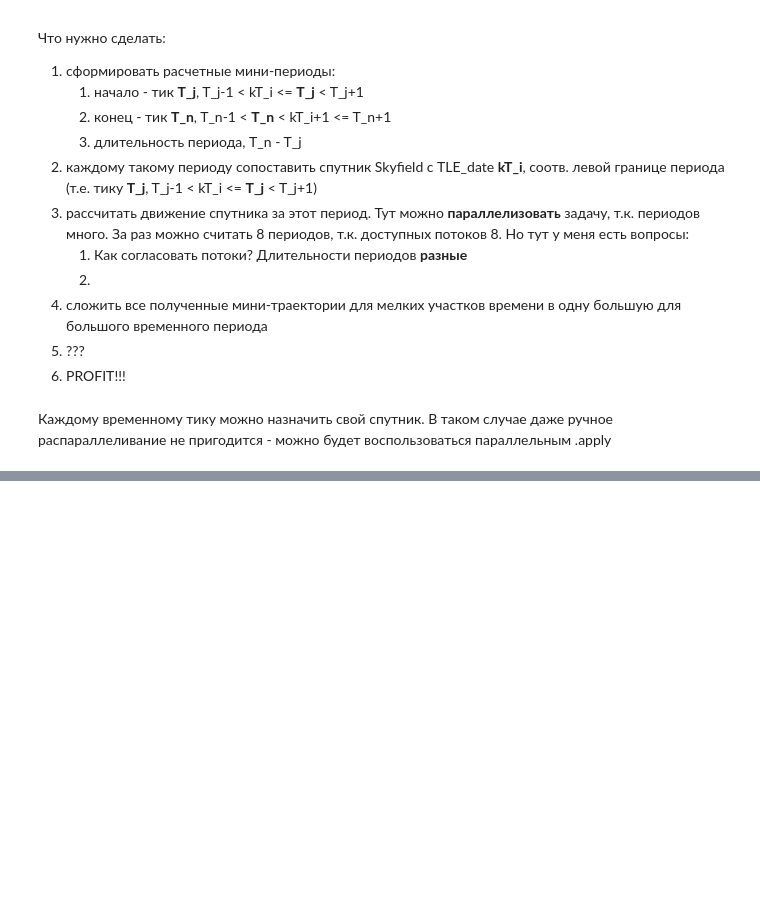
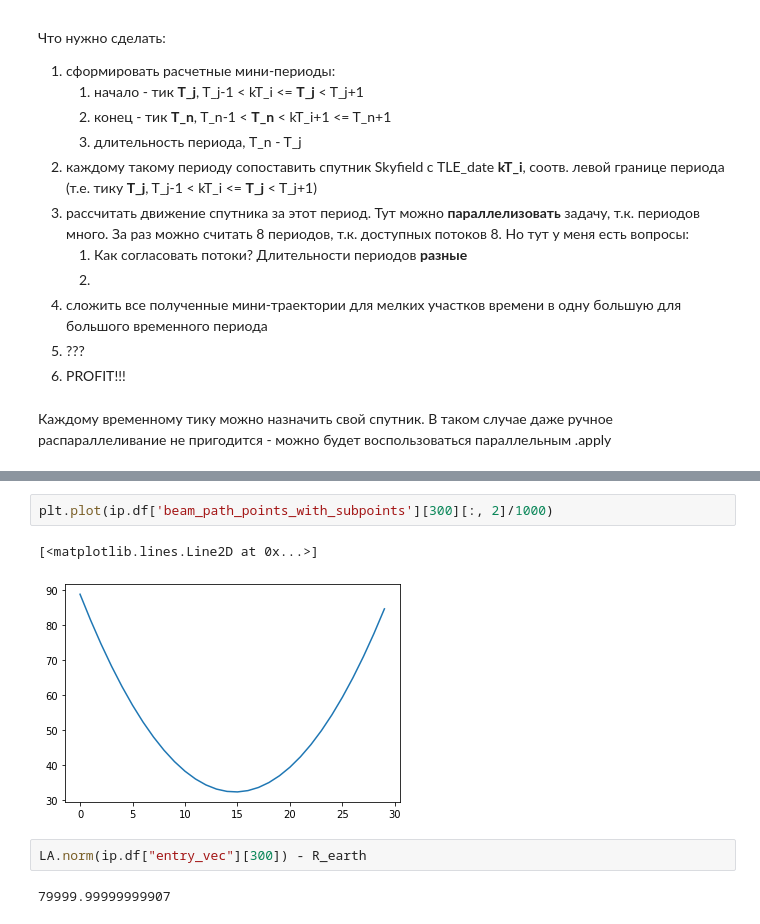
Before and after one commit to newtonee/Visibility-of-the-Sun, a Jupyter notebook: When_the_Sun_is_visible_.ipynb, the cells around one changed output, grey strips where cells are left out. Cells and saved outputs as stored; diff of their text form; blank space fills up the shorter version.

```diff
--- a/When_the_Sun_is_visible_.ipynb
+++ b/When_the_Sun_is_visible_.ipynb
@@ -553,0 +551,9 @@ Shape is  (1, 3)
+# %%
+plt.plot(ip.df['beam_path_points_with_subpoints'][300][:, 2]/1000)
+# %% [output]
+[<matplotlib.lines.Line2D at 0x...>]
+[figure, added]
+# %%
+LA.norm(ip.df["entry_vec"][300]) - R_earth
+# %% [output]
+79999.99999999907
```
Also changed, not shown: parts of 30 cells of this notebook.
